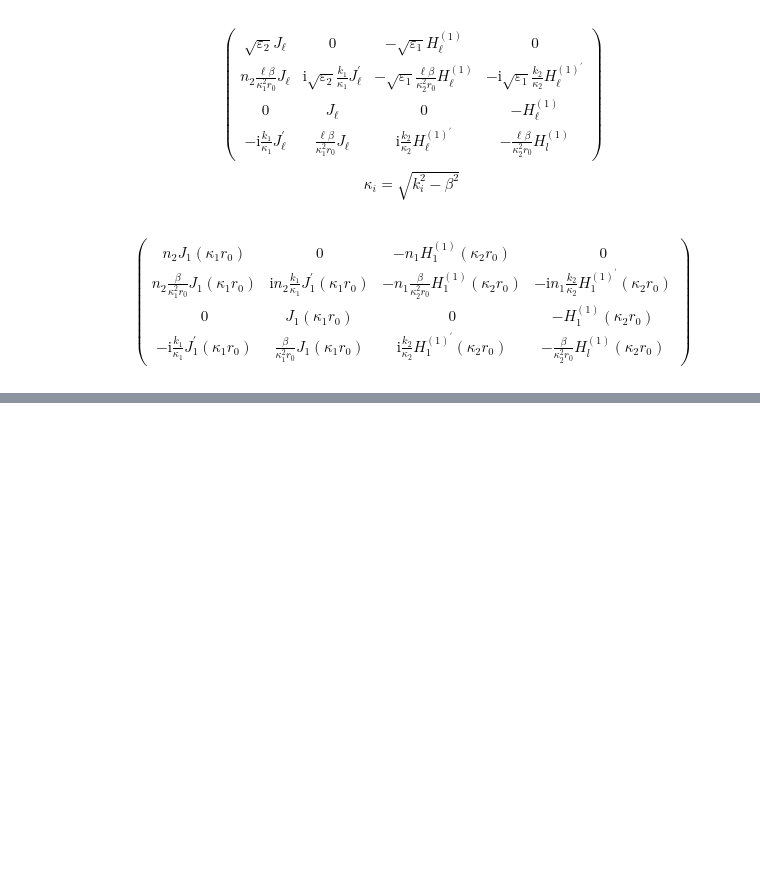
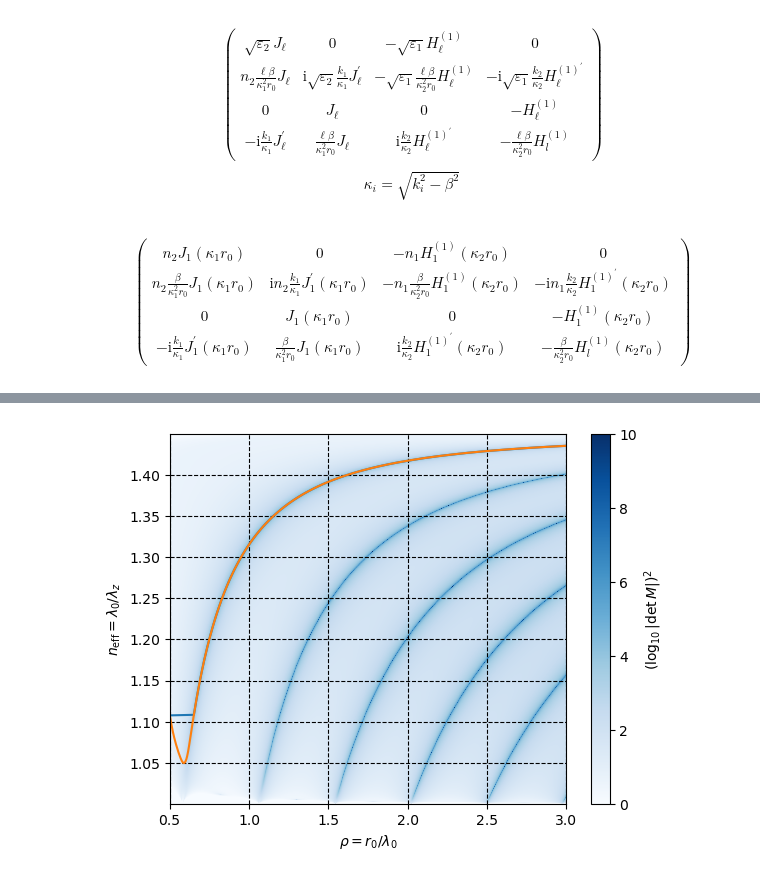
Before and after one commit to Sevastienn/ChiralForce-Fibre, a Jupyter notebook: cylinder/fields.ipynb, the cells around one changed output, grey strips where cells are left out. Saved outputs shown, nothing was run; the diff lists cells and outputs as text; code cells hidden in the pictures; blank space fills up the shorter version.

```diff
--- a/cylinder/fields.ipynb
+++ b/cylinder/fields.ipynb
@@ -93,0 +71,34 @@ array([7.81074219])
+# %%
+Quo=1
+bre=0
+de=0
+f=np.zeros_like(x)
+x1=1
+x2=1.45
+for i in range(bre,len(x)):
+    f[i]=optimize.fminbound(func=lambda l:-np.abs(fields.detA(l,x[i])+de)**Quo-de, x1=x1, x2=x2)
+    x1=f[i]
+# for i in range(bre):
+#     f[i]=None
+# np.argmax(np.diff(f))
+# %%
+g=np.zeros_like(x)
+for i in range(len(x)):
+    g[-i]=optimize.fmin(func=lambda l:-np.abs(fields.detA(l,x[-i])+de)**Quo-de,x0=f[-i],disp=0)
+# for i in range(len(x)):
+#     g[-i]=optimize.fmin(func=lambda l:-np.abs(fields.detA(l,x[-i])+de)**Quo-de,x0=g[-i],disp=0)
+# %%
+plt.pcolormesh(X,Y,-Z,cmap='Blues')
+plt.xlim(xmax=3,xmin=0.5)
+plt.plot(x,f)
+plt.plot(x,g)
+# plt.ylim(1,1.45)
+plt.colorbar(label=r'$(\log_{10}|\det{M}|)^2$')
+plt.clim(vmax=10,vmin=0)
+plt.grid(color='black', linestyle='--')
+plt.ylabel(r'$n_\mathrm{eff}=\lambda_0/\lambda_z$')
+plt.xlabel(r'$\rho=r_0/\lambda_0$')
+# plt.axvline(x=x[2000-np.shape(f[f>1.05])[0]])
+plt.show()
+# %% [output]
+[figure, added]
```
Also changed, not shown: parts of 13 cells of this notebook, 1 other file.
